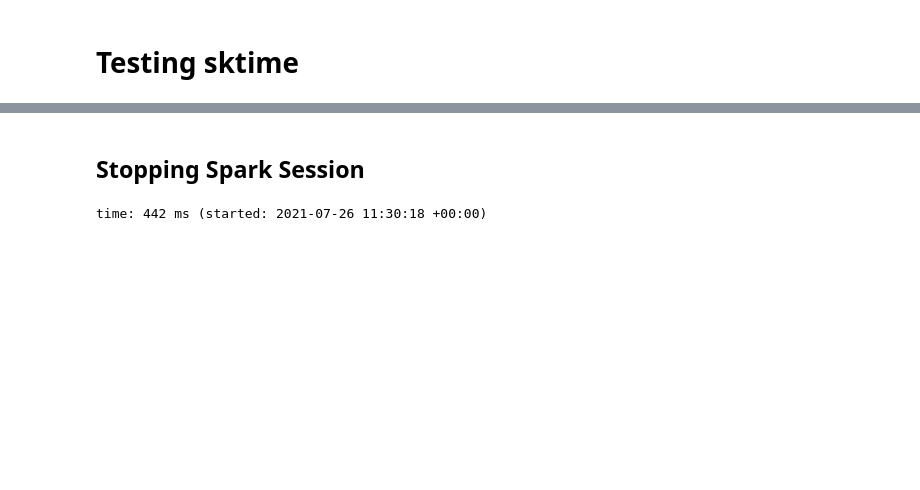
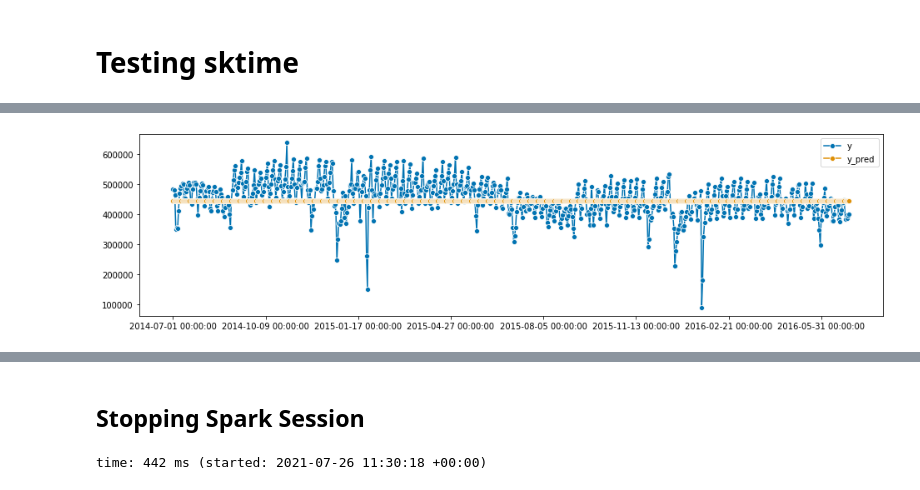
Before and after one commit to Data-drone/timeseries_mlflow, a Jupyter notebook: TimeSeries Forecast.ipynb, the cells around one changed output, grey strips where cells are left out. Saved outputs shown, nothing was run; the diff lists cells and outputs as text; code cells hidden in the pictures; blank space fills up the shorter version.

Commit message:
got sktime working

```diff
--- a/TimeSeries Forecast.ipynb
+++ b/TimeSeries Forecast.ipynb
@@ -323,0 +321,6 @@ time: 4.02 ms (started: 2021-07-26 14:07:40 +00:00)
+# %%
+train_tr = pd.date_range(min(train_sktime.index), max(train_sktime.index))
+train_skt_df = pd.Series(train_sktime, index=train_tr)
+
+test_tr = pd.date_range(min(test_sktime.index), max(test_sktime.index))
+test_skt_df = pd.Series(test_sktime, index=test_tr)
@@ -350,11 +348,7 @@ time: 3.18 ms (started: 2021-07-26 13:03:33 +00:00)
 from sktime.forecasting.base import ForecastingHorizon
 
 #fh = ForecastingHorizon(test_sktime.index, is_relative=False)
-fh = ForecastingHorizon(
-    pd.PeriodIndex(pd.date_range(test_sktime.index[0],
-                                 periods=len(test_sktime.index),
-                                 freq="D")), is_relative=False
+fh_period = ForecastingHorizon(
+    test_skt_df.index, is_relative=False
 )
-
-fh
 # %% [output]
@@ -382,4 +363,4 @@ time: 521 µs (started: 2021-07-26 13:41:36 +00:00)
 # %%
-forecaster.fit(train_sktime)
+forecaster.fit(train_skt_df)
 # %% [output]
 NaiveForecaster()
@@ -387,4 +368,4 @@ time: 2.91 ms (started: 2021-07-26 13:41:51 +00:00)
 # %%
 # stuck here for now
-#forecaster.predict(fh)
+preds = forecaster.predict(fh_period)
 # %% [output]
@@ -392,0 +373,4 @@ time: 12.3 ms (started: 2021-07-26 14:10:26 +00:00)
+# %%
+fig, ax = plot_series(test_skt_df, preds, labels=["y", "y_pred"])
+# %% [output]
+[figure, added]
```
Also changed, not shown: parts of 53 cells of this notebook, 2 other files.
